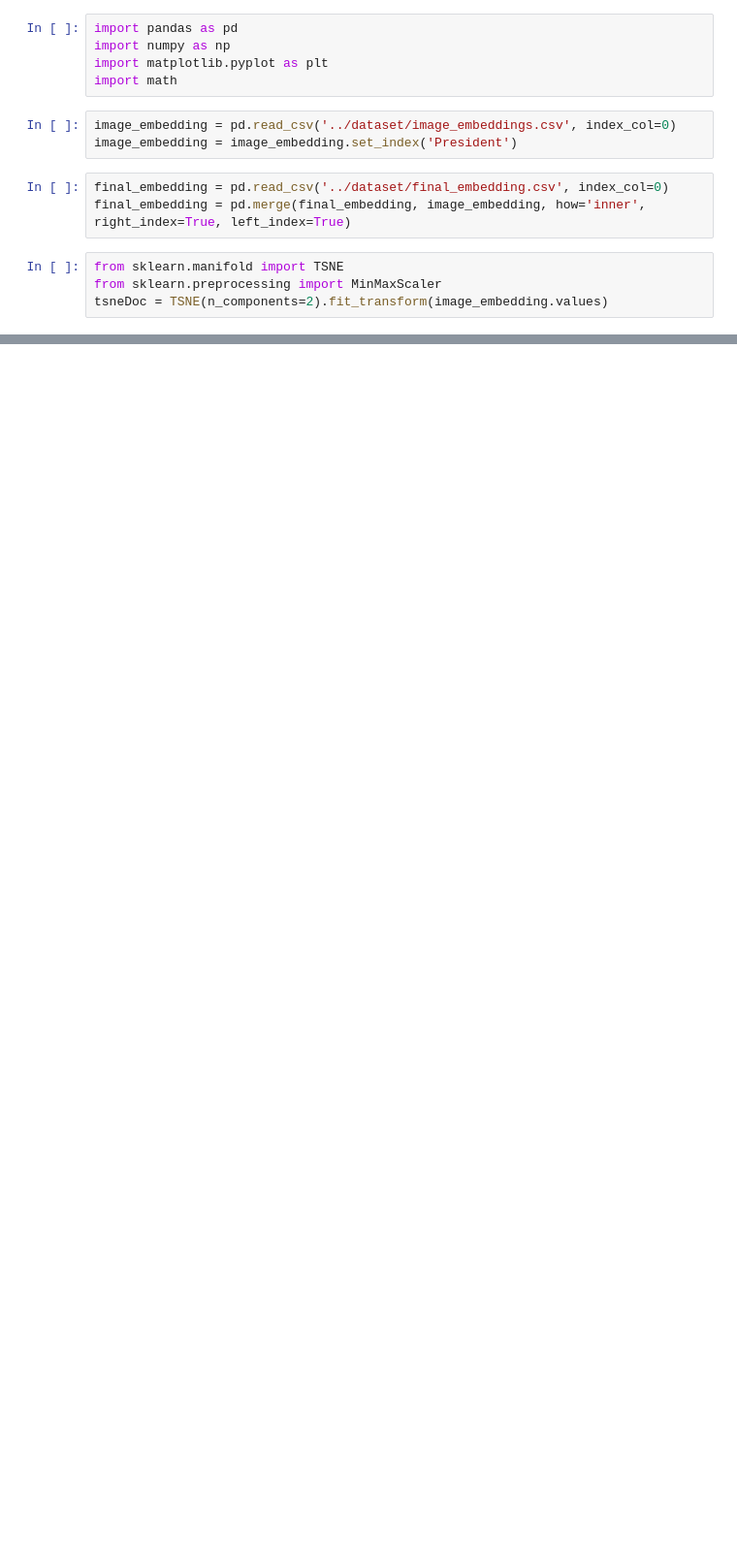
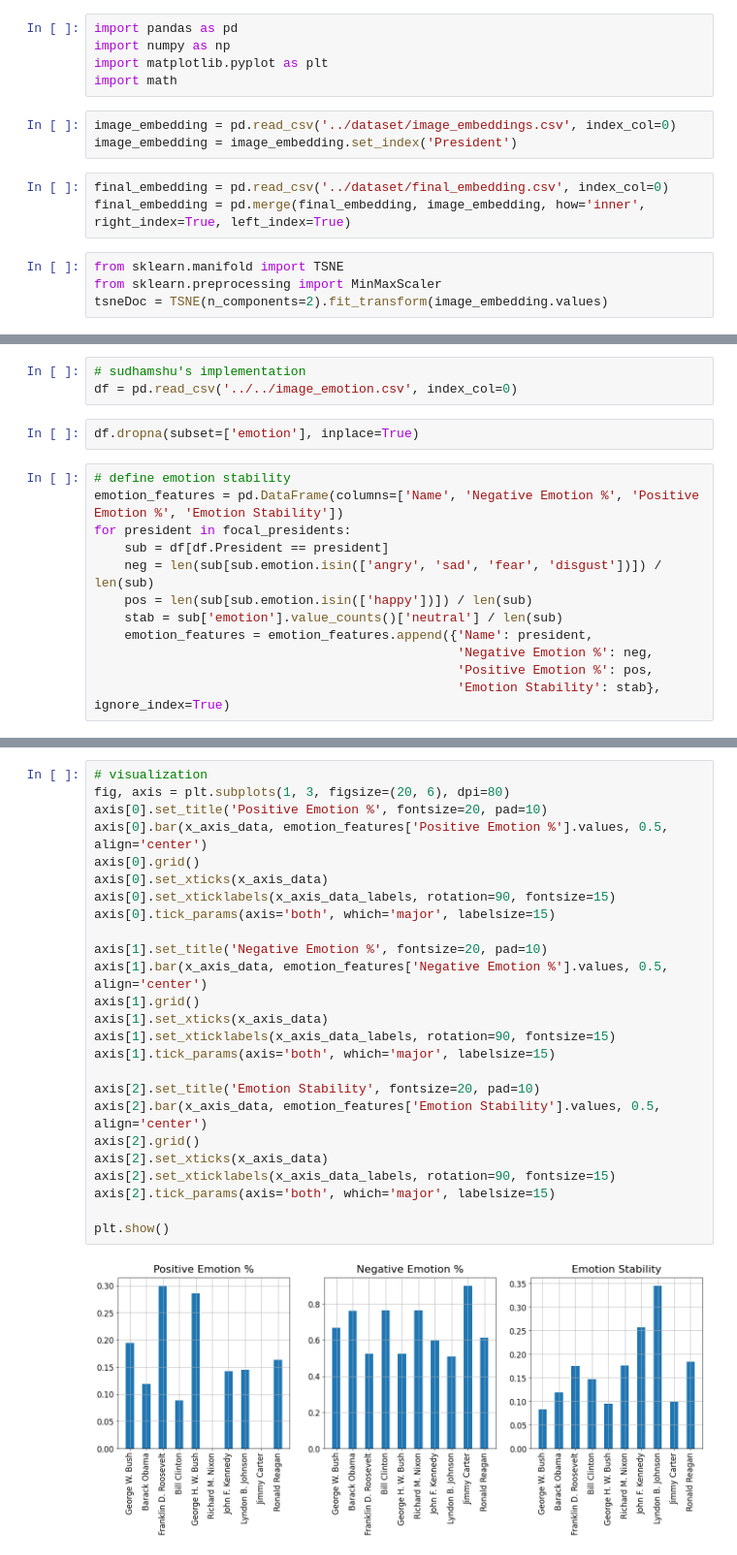
Before and after one commit to ShiyangLai/Political-Speech-Deep-Learning-Final-Project, a Jupyter notebook: notebook/image_check.ipynb, the cells around one changed output, grey strips where cells are left out. Shown at 97% size. Saved outputs shown, nothing was run; the diff lists cells and outputs as text; blank space fills up the shorter version.

```diff
--- a/notebook/image_check.ipynb
+++ b/notebook/image_check.ipynb
@@ -73,0 +61,17 @@ image_embedding
+# %%
+# sudhamshu's implementation
+df = pd.read_csv('../../image_emotion.csv', index_col=0)
+# %%
+df.dropna(subset=['emotion'], inplace=True)
+# %%
+# define emotion stability
+emotion_features = pd.DataFrame(columns=['Name', 'Negative Emotion %', 'Positive Emotion %', 'Emotion Stability'])
+for president in focal_presidents:
+    sub = df[df.President == president]
+    neg = len(sub[sub.emotion.isin(['angry', 'sad', 'fear', 'disgust'])]) / len(sub)
+    pos = len(sub[sub.emotion.isin(['happy'])]) / len(sub)
+    stab = sub['emotion'].value_counts()['neutral'] / len(sub)
+    emotion_features = emotion_features.append({'Name': president,
+                                                'Negative Emotion %': neg,
+                                                'Positive Emotion %': pos,
+                                                'Emotion Stability': stab}, ignore_index=True)
@@ -73,0 +80,27 @@ image_embedding
+# %%
+# visualization
+fig, axis = plt.subplots(1, 3, figsize=(20, 6), dpi=80)
+axis[0].set_title('Positive Emotion %', fontsize=20, pad=10)
+axis[0].bar(x_axis_data, emotion_features['Positive Emotion %'].values, 0.5, align='center')
+axis[0].grid()
+axis[0].set_xticks(x_axis_data)
+axis[0].set_xticklabels(x_axis_data_labels, rotation=90, fontsize=15)
+axis[0].tick_params(axis='both', which='major', labelsize=15)
+
+axis[1].set_title('Negative Emotion %', fontsize=20, pad=10)
+axis[1].bar(x_axis_data, emotion_features['Negative Emotion %'].values, 0.5, align='center')
+axis[1].grid()
+axis[1].set_xticks(x_axis_data)
+axis[1].set_xticklabels(x_axis_data_labels, rotation=90, fontsize=15)
+axis[1].tick_params(axis='both', which='major', labelsize=15)
+
+axis[2].set_title('Emotion Stability', fontsize=20, pad=10)
+axis[2].bar(x_axis_data, emotion_features['Emotion Stability'].values, 0.5, align='center')
+axis[2].grid()
+axis[2].set_xticks(x_axis_data)
+axis[2].set_xticklabels(x_axis_data_labels, rotation=90, fontsize=15)
+axis[2].tick_params(axis='both', which='major', labelsize=15)
+
+plt.show()
+# %% [output]
+[figure, added]
```
Also changed, not shown: parts of 8 cells of this notebook, 6 other files.
